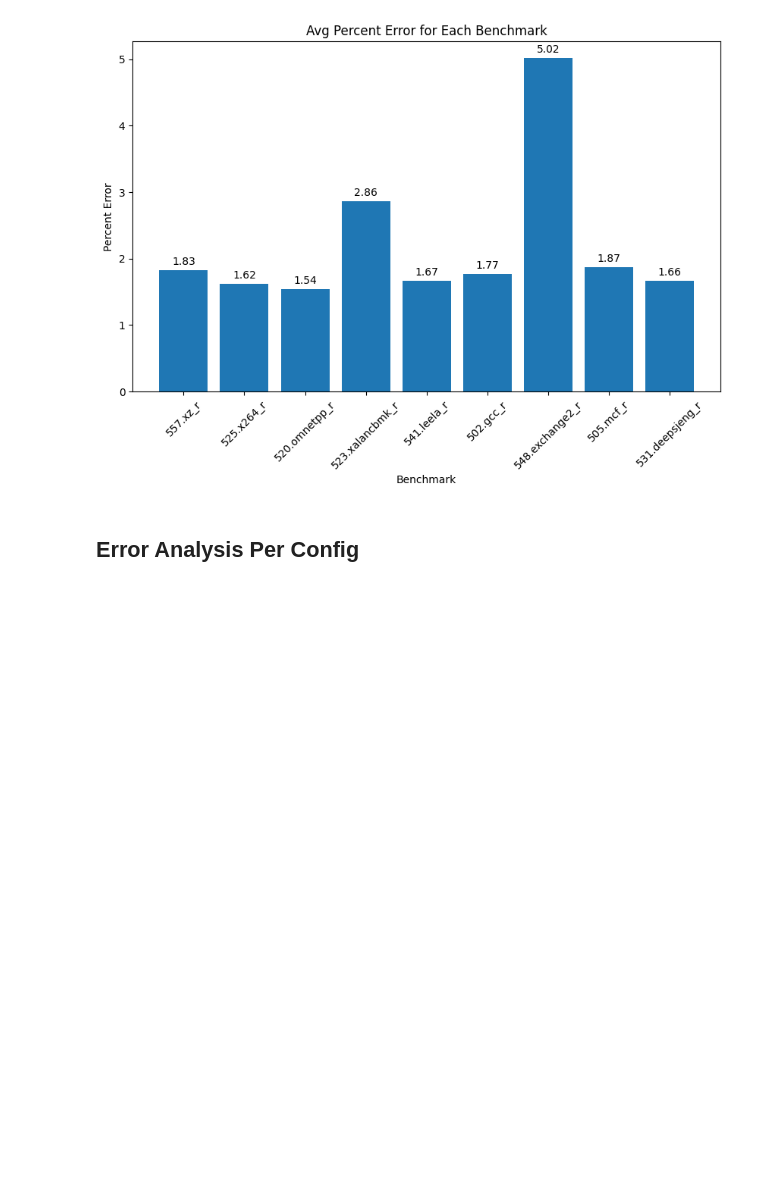
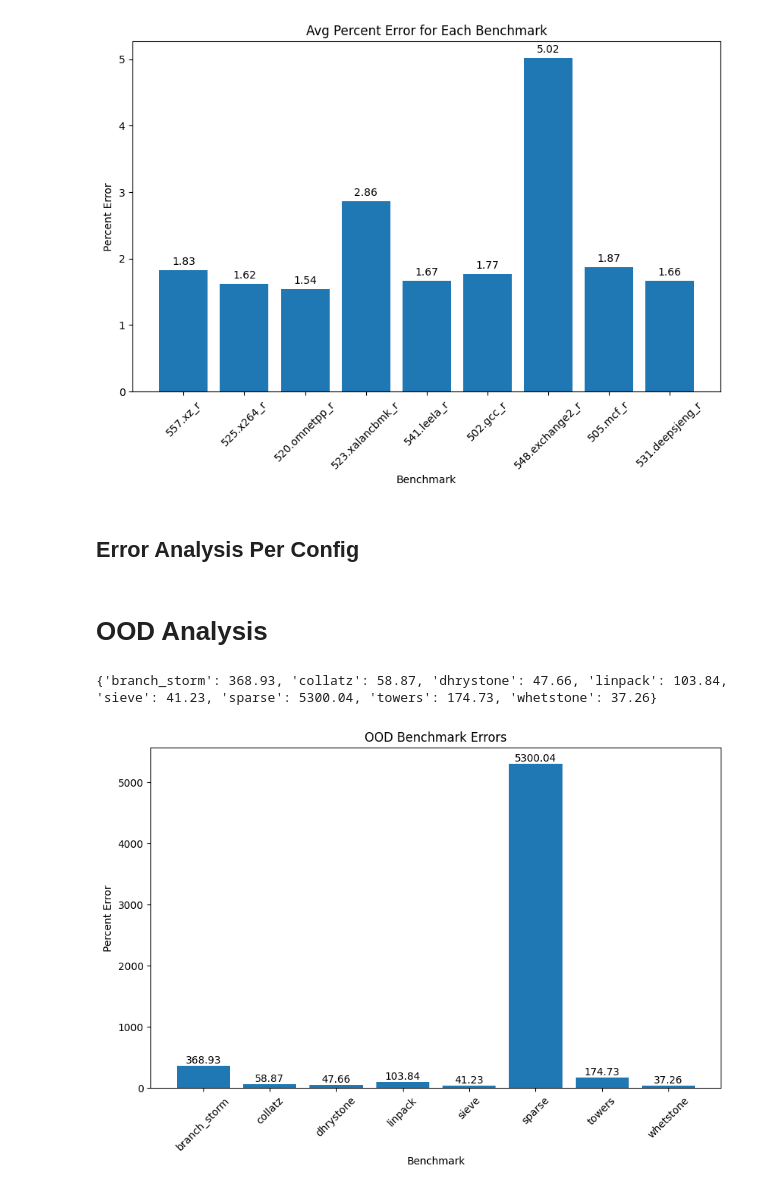
Before and after one commit to ronitnag04/peregrine, a Jupyter notebook: ml_model/analysis.ipynb, the cells around one changed output. Drawn from its saved outputs; the diff is of its cells as text; code cells hidden in the pictures; blank space fills up the shorter version.

Commit message:
Added OOD sweep for ubmarks

```diff
--- a/ml_model/analysis.ipynb
+++ b/ml_model/analysis.ipynb
@@ -121,3 +122,37 @@ for param in param_columns_wo_bp:
         bbox_inches="tight",
     )
     plt.close(fig)
+# %% [markdown]
+# OOD Analysis
+# %%
+sweep_dir = "sweep_results/ood_peregrine"
+# %%
+summary_file = os.path.join(sweep_dir, "summary.txt")
+with open(summary_file, "r") as f:
+    summary = f.read()
+# %%
+ood_benchmark_errors = {}
+bmark = ""
+for line in summary.split("\n"):
+    if bmark:
+        ood_benchmark_errors[bmark] = float(line.split(": ")[1].split("%")[0].strip())
+        bmark = ""
+    elif "Out-of-distribution benchmark: " in line:
+        bmark = line.split(": ")[1].strip()
+
+print(ood_benchmark_errors)
+# %% [output]
+{'branch_storm': 368.93, 'collatz': 58.87, 'dhrystone': 47.66, 'linpack': 103.84, 'sieve': 41.23, 'sparse': 5300.04, 'towers': 174.73, 'whetstone': 37.26}
+# %%
+fig = plt.figure(figsize=(10, 6))
+plt.bar(ood_benchmark_errors.keys(), ood_benchmark_errors.values())
+for i, (benchmark, error) in enumerate(ood_benchmark_errors.items()):
+    plt.text(i, error + 0.05, f"{error:.2f}", ha='center', va='bottom')
+plt.xlabel("Benchmark")
+plt.xticks(rotation=45)
+plt.ylabel("Percent Error")
+plt.title("OOD Benchmark Errors")
+plt.show()
+fig.savefig(os.path.join(sweep_dir, "ood_benchmark_errors.png"), bbox_inches='tight')
+# %% [output]
+[figure, added]
```
Also changed, not shown: parts of 2 cells of this notebook, 1 other file.
